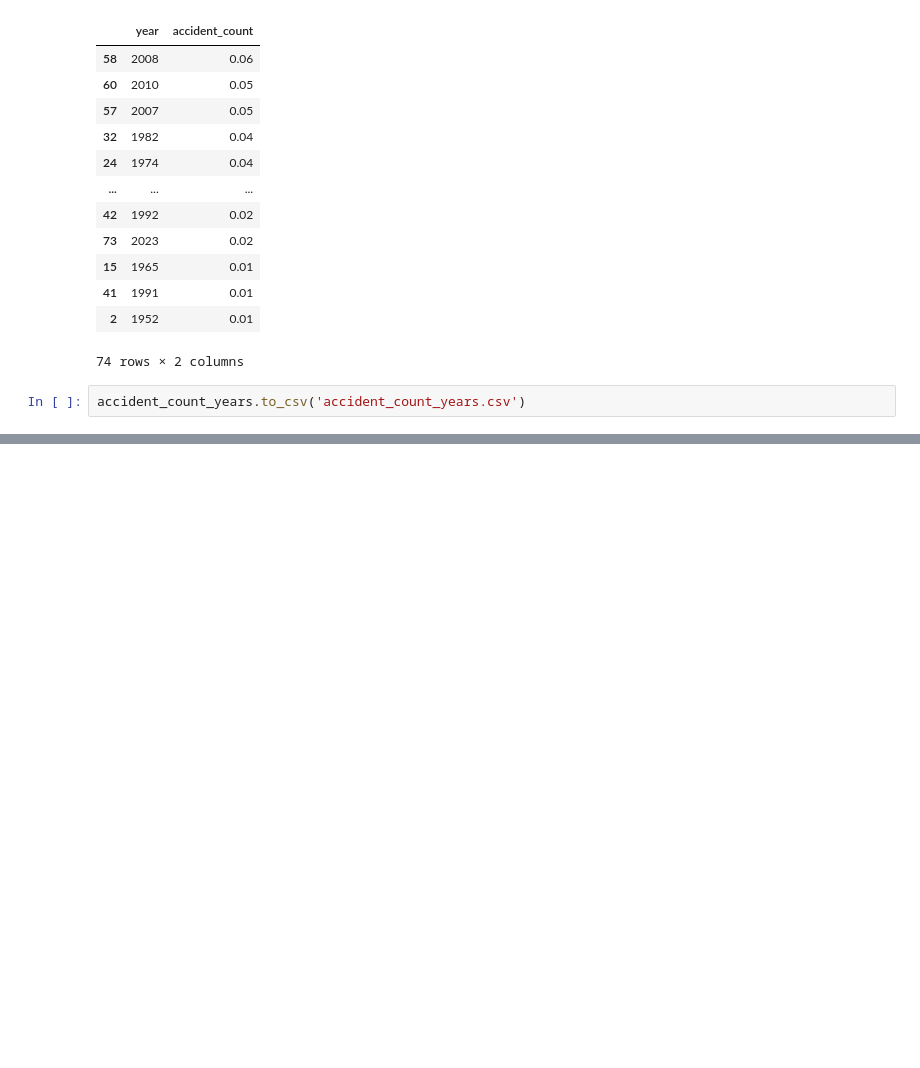
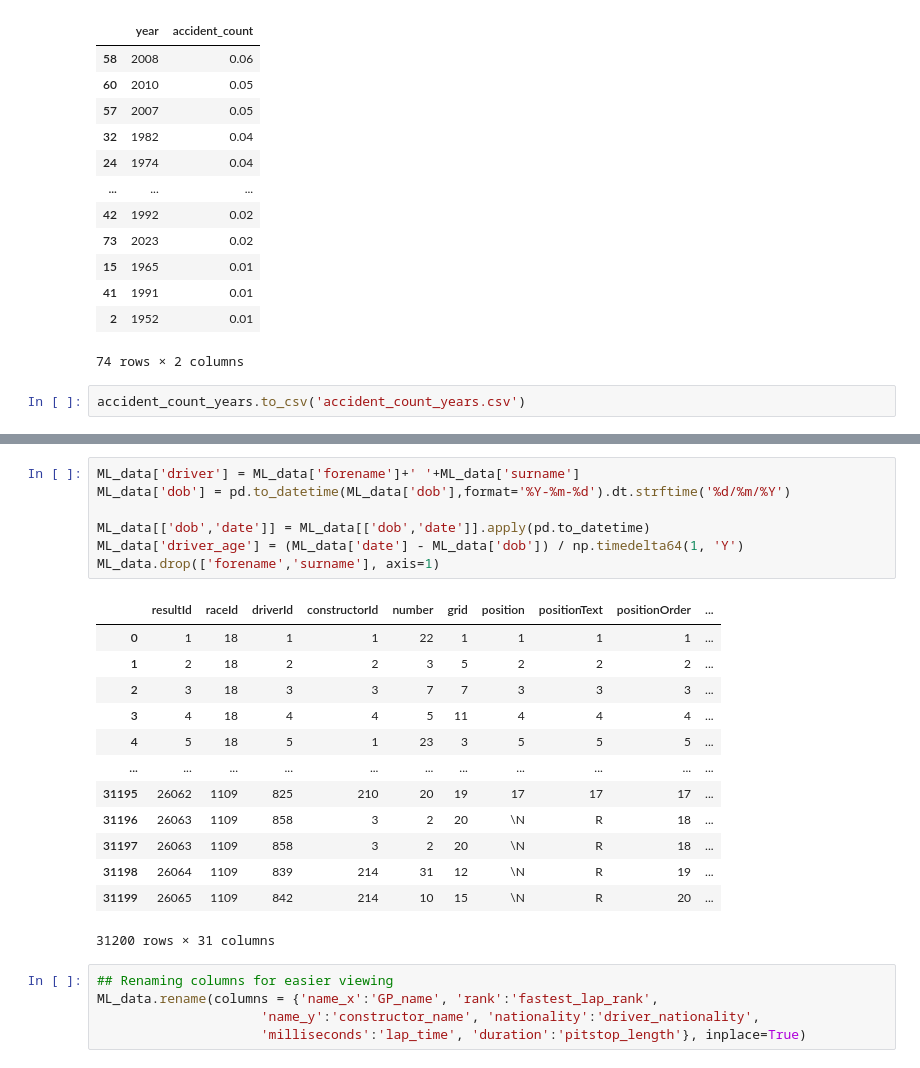
Before and after one commit to PaulOM203/MSC_Thesis_F1, a Jupyter notebook: Notebook.ipynb, the cells around one changed output, grey strips where cells are left out. Cells and saved outputs as stored; diff of their text form; blank space fills up the shorter version.

```diff
--- a/Notebook.ipynb
+++ b/Notebook.ipynb
@@ -724,0 +819,26 @@ maps
+# %%
+ML_data['driver'] = ML_data['forename']+' '+ML_data['surname']
+ML_data['dob'] = pd.to_datetime(ML_data['dob'],format='%Y-%m-%d').dt.strftime('%d/%m/%Y')
+
+ML_data[['dob','date']] = ML_data[['dob','date']].apply(pd.to_datetime)
+ML_data['driver_age'] = (ML_data['date'] - ML_data['dob']) / np.timedelta64(1, 'Y')
+ML_data.drop(['forename','surname'], axis=1)
+# %% [output]
+|  | resultId | raceId | driverId | constructorId | number | grid | position | positionText | positionOrder | ... |
+| 0 | 1 | 18 | 1 | 1 | 22 | 1 | 1 | 1 | 1 | ... |
+| 1 | 2 | 18 | 2 | 2 | 3 | 5 | 2 | 2 | 2 | ... |
+| 2 | 3 | 18 | 3 | 3 | 7 | 7 | 3 | 3 | 3 | ... |
+| 3 | 4 | 18 | 4 | 4 | 5 | 11 | 4 | 4 | 4 | ... |
+| 4 | 5 | 18 | 5 | 1 | 23 | 3 | 5 | 5 | 5 | ... |
+| ... | ... | ... | ... | ... | ... | ... | ... | ... | ... | ... |
+| 31195 | 26062 | 1109 | 825 | 210 | 20 | 19 | 17 | 17 | 17 | ... |
+| 31196 | 26063 | 1109 | 858 | 3 | 2 | 20 | \N | R | 18 | ... |
+| 31197 | 26063 | 1109 | 858 | 3 | 2 | 20 | \N | R | 18 | ... |
+| 31198 | 26064 | 1109 | 839 | 214 | 31 | 12 | \N | R | 19 | ... |
+| 31199 | 26065 | 1109 | 842 | 214 | 10 | 15 | \N | R | 20 | ... |
+31200 rows × 31 columns
+# %%
+## Renaming columns for easier viewing
+ML_data.rename(columns = {'name_x':'GP_name', 'rank':'fastest_lap_rank',
+                     'name_y':'constructor_name', 'nationality':'driver_nationality',
+                     'milliseconds':'lap_time', 'duration':'pitstop_length'}, inplace=True)
```
Also changed, not shown: parts of 10 cells of this notebook.
